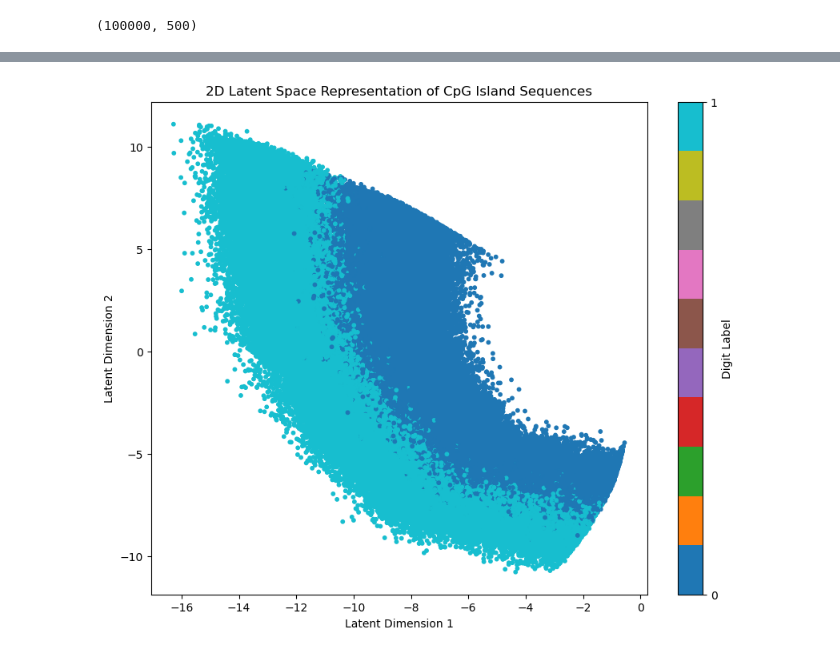
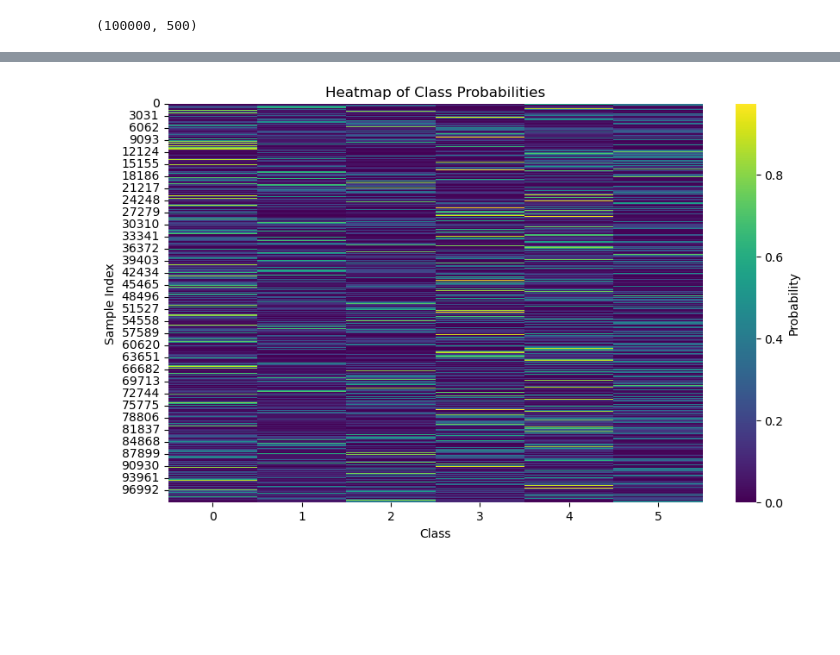
Before and after one commit to AjinkyaRanshur/A_Universal_Framework_For_Clusetering_Sequences, a Jupyter notebook: Codes/OneHotEncoding.ipynb, the cells around one changed output, grey strips where cells are left out. Drawn from its saved outputs; the diff is of its cells as text; code cells hidden in the pictures; blank space fills up the shorter version.

Commit message:
Added Heatmap

```diff
--- a/Codes/OneHotEncoding.ipynb
+++ b/Codes/OneHotEncoding.ipynb
@@ -6,7 +6,7 @@ import torch.optim as optim
 from torch.utils.data import DataLoader
 import matplotlib.pyplot as plt
 # %%
-fasta_content="D:\Repo\A_Universal_Framework_For_Clusetering_Sequences\Datasets\CPG_Island\Cpg_Dataset_Sequences.fa"
+fasta_content="D:\Repo\A_Universal_Framework_For_Clusetering_Sequences\Datasets\Ajinkya_Synthetic_Dataset\AJR_Dataset_Sequences_100k.fa"
 
 # Preprocessing: Extracting and encoding sequences
 def parse_fasta(content):
@@ -16,7 +16,7 @@ def parse_fasta(content):
     with open(content, 'r') as file:
         for line in file:
             if line.startswith("#"):
-                label = line[-2]  # Assuming label is the last character of the line
+                label = line[-3:].strip()  # Assuming label is the last character of the line
                 labels.append(label)
             else:
                 if max_len < len(line.strip()):
@@ -54,7 +54,8 @@ print(encoded_sequences.shape)
 (100000, 500)
 # %%
 # Preprocessing: Add a mapping for labels
-label_to_int = {'0': 0, '1': 1}  # Example mapping; update based on your labels
+# label_to_int = {'0': 0, '1': 1}  # Example mapping; update based on your labels
+label_to_int = {'0A':1,'0T': 2,'0G': 3,'0C': 4, '1A': 5,'1T': 6,'1G': 7,'1C': 8}
 numerical_labels = [label_to_int[label] for label in labels]  # Convert labels to numerical format
 # Create a TensorDataset with both sequences and labels
 padded_sequences_tensor = torch.tensor(encoded_sequences, dtype=torch.float32)
@@ -77,17 +78,17 @@ class Autoencoder(nn.Module):
             nn.ReLU(),
             nn.Linear(64, 12),
             nn.ReLU(),
-            nn.Linear(12, 2)   # Output 2 dimensions for latent space visualization
+            nn.Linear(12, 6),   # Output 2 dimensions for latent space visualization
+            nn.Softmax(dim=1)
         )
         self.decoder = nn.Sequential(
-            nn.Linear(2,12),
+            nn.Linear(6,12),
             nn.ReLU(),
             nn.Linear(12, 64),
             nn.ReLU(),
             nn.Linear(64, 128),
             nn.ReLU(),
             nn.Linear(128,500),
-            # nn.Softmax(dim=1)
             nn.Tanh()
         )
 
@@ -152,0 +150,5 @@ print(labels_list.shape)    # Should be (100000,)
+# %%
+latent_points=np.round(latent_points,3)
+
+# print(np.round(latent_points[:100],3))
+print(latent_points[:100])
@@ -152,0 +173,12 @@ print(labels_list.shape)    # Should be (100000,)
+# %%
+import seaborn as sns
+
+# Create the heatmap
+plt.figure(figsize=(10, 6))
+sns.heatmap(latent_points, cmap="viridis", cbar_kws={'label': 'Probability'})
+plt.title("Heatmap of Class Probabilities")
+plt.xlabel("Class")
+plt.ylabel("Sample Index")
+plt.show()
+# %% [output]
+[figure, added]
@@ -153,11 +189,9 @@ print(labels_list.shape)    # Should be (100000,)
 # %%
-# Plot latent space
-plt.figure(figsize=(10, 8))
-scatter = plt.scatter(latent_points[:, 0], latent_points[:, 1], c=labels_list, cmap="tab10", s=10)
-plt.colorbar(scatter, ticks=range(10), label="Digit Label")
-plt.title("2D Latent Space Representation of CpG Island Sequences")
-plt.xlabel("Latent Dimension 1")
-plt.ylabel("Latent Dimension 2")
-plt.show()
+# # Plot latent space
+# plt.figure(figsize=(10, 8))
+# scatter = plt.scatter(latent_points[:, 0], latent_points[:, 1], c=labels_list, cmap="tab10", s=10)
+# plt.colorbar(scatter, ticks=range(10), label="Digit Label")
+# plt.title("2D Latent Space Representation of CpG Island Sequences")
+# plt.xlabel("Latent Dimension 1")
+# plt.ylabel("Latent Dimension 2")
+# plt.show()
-# %% [output]
-[figure, removed]
```
Also changed, not shown: parts of 5 cells of this notebook, 7 other files.
